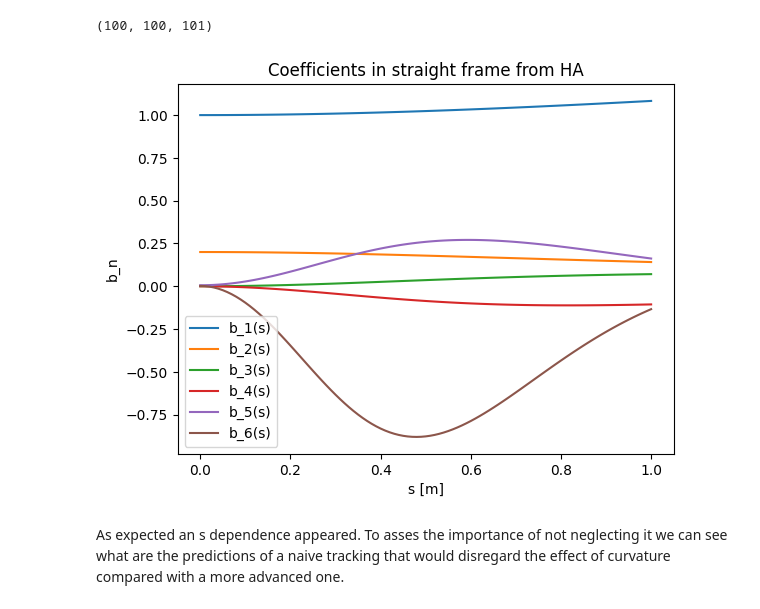
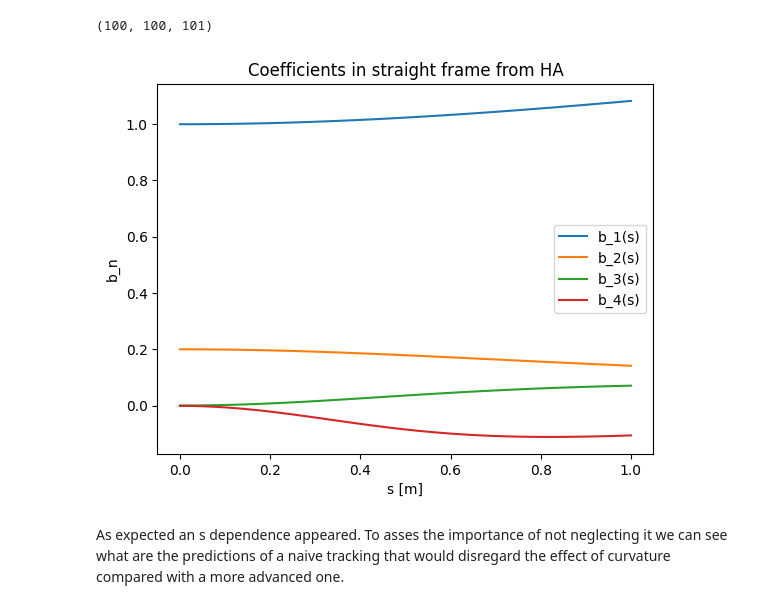
Before and after one commit to marcoliniF/bpmeth, a Jupyter notebook: preliminaryTrials/6.1track_framecomparisonnb.ipynb, the cells around one changed output. Drawn from its saved outputs; the diff is of its cells as text; code cells hidden in the pictures.

```diff
--- a/preliminaryTrials/6.1track_framecomparisonnb.ipynb
+++ b/preliminaryTrials/6.1track_framecomparisonnb.ipynb
@@ -268,16 +268,16 @@ cylfieldmapdatastack= np.column_stack([rarr.ravel(), tarr.ravel(), sarr.ravel(),
 # %%
 fm_straight_cyl= bpmeth.fieldmaps.Fieldmap(cylfieldmapdatastack)
 
-svals, astraightofs, bstraightofs, erroras, errorbs = fm_straight_cyl.s_harmonics(rr=rr, ntheta=ntheta, ns=ns, order=maxordx)
+svals, astraightofs, bstraightofs, erroras, errorbs = fm_straight_cyl.s_harmonics(rr=rr, ntheta=ntheta, ns=ns, order=4)
 for i, b in enumerate(bstraightofs.T):
     plt.plot(svals, b, label=f"b_{i+1}(s)")
 plt.xlabel('s [m]')
 plt.ylabel('b_n')
 plt.title('Coefficients in straight frame from HA')
 plt.legend()
 plt.show()
 # %% [output]
-[figure, old version]
+[figure, new version]
 # %% [markdown]
 As expected an s dependence appeared. To asses the importance of not neglecting it we can see what are the predictions of a naive tracking that would disregard the effect of curvature compared with a more advanced one.
 # %% [markdown]
```
Also changed, not shown: parts of 14 cells of this notebook.
